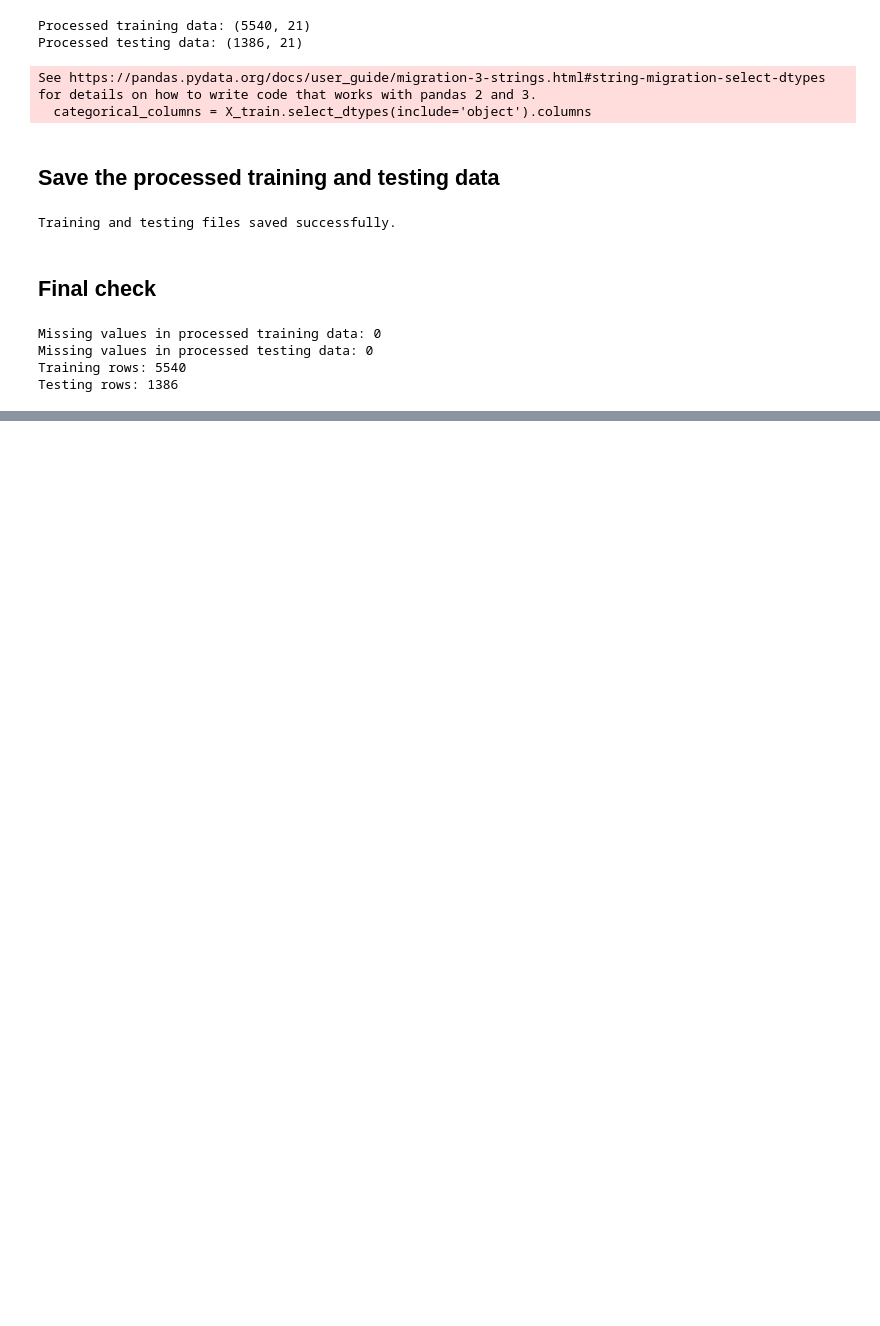
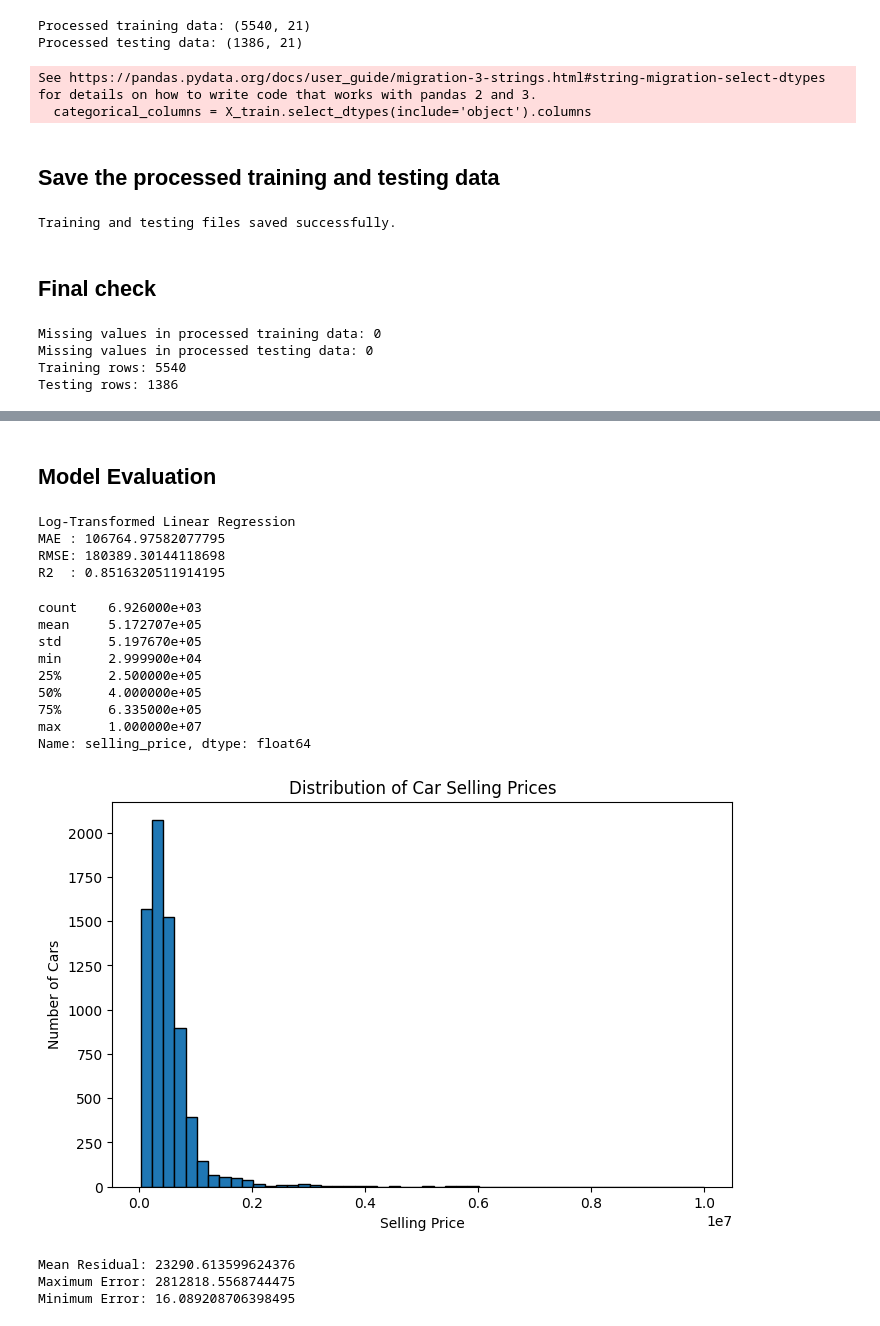
Before and after one commit to aashishlimba819-max/AI200-project, a Jupyter notebook: used_car_price_data_processing.ipynb, the cells around one changed output, grey strips where cells are left out. Cells and saved outputs as stored; diff of their text form; code cells hidden in the pictures; blank space fills up the shorter version.

```diff
--- a/used_car_price_data_processing.ipynb
+++ b/used_car_price_data_processing.ipynb
@@ -1165,0 +1255,52 @@ Testing rows: 1386
+# %% [markdown]
+## Model Evaluation
+# %%
+mae_log = mean_absolute_error(y_test, y_pred_log)
+mse_log = mean_squared_error(y_test, y_pred_log)
+rmse_log = np.sqrt(mse_log)
+r2_log = r2_score(y_test, y_pred_log)
+
+print("Log-Transformed Linear Regression")
+print("MAE :", mae_log)
+print("RMSE:", rmse_log)
+print("R2  :", r2_log)
+# %% [output]
+Log-Transformed Linear Regression
+MAE : 106764.97582077795
+RMSE: 180389.30144118698
+R2  : 0.8516320511914195
+# %%
+import matplotlib.pyplot as plt
+
+# Statistical summary of selling prices
+print(df_clean['selling_price'].describe())
+
+# Distribution of selling prices
+plt.figure(figsize=(8, 5))
+plt.hist(df_clean['selling_price'], bins=50, edgecolor='black')
+plt.xlabel('Selling Price')
+plt.ylabel('Number of Cars')
+plt.title('Distribution of Car Selling Prices')
+plt.show()
+# %% [output]
+count    6.926000e+03
+mean     5.172707e+05
+std      5.197670e+05
+min      2.999900e+04
+25%      2.500000e+05
+50%      4.000000e+05
+75%      6.335000e+05
+max      1.000000e+07
+Name: selling_price, dtype: float64
+[figure, added]
+# %%
+# Calculate prediction errors
+residuals = y_test - y_pred_log
+
+print("Mean Residual:", residuals.mean())
+print("Maximum Error:", residuals.abs().max())
+print("Minimum Error:", residuals.abs().min())
+# %% [output]
+Mean Residual: 23290.613599624376
+Maximum Error: 2812818.5568744475
+Minimum Error: 16.089208706398495
```
Also changed, not shown: parts of 10 cells of this notebook.
